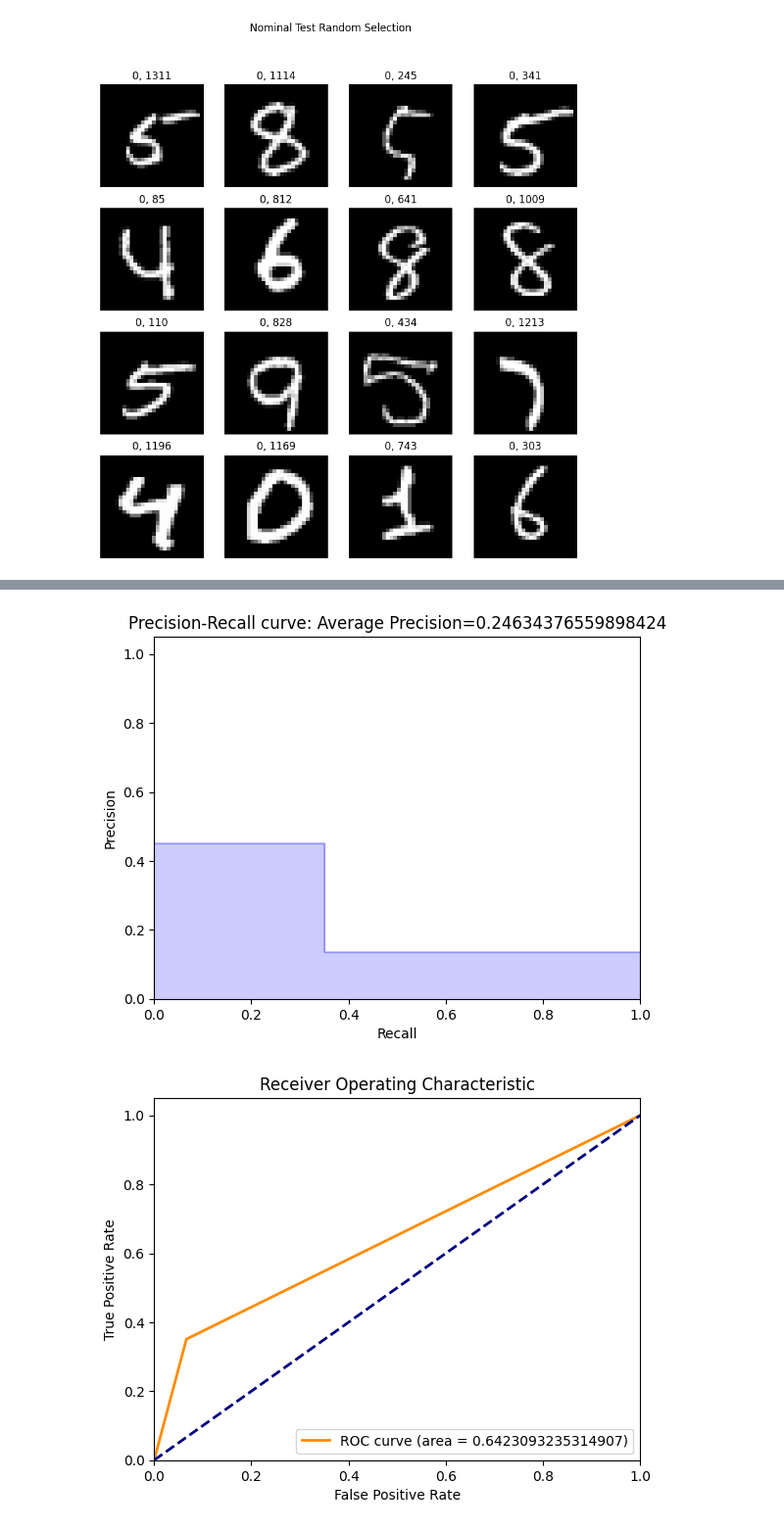
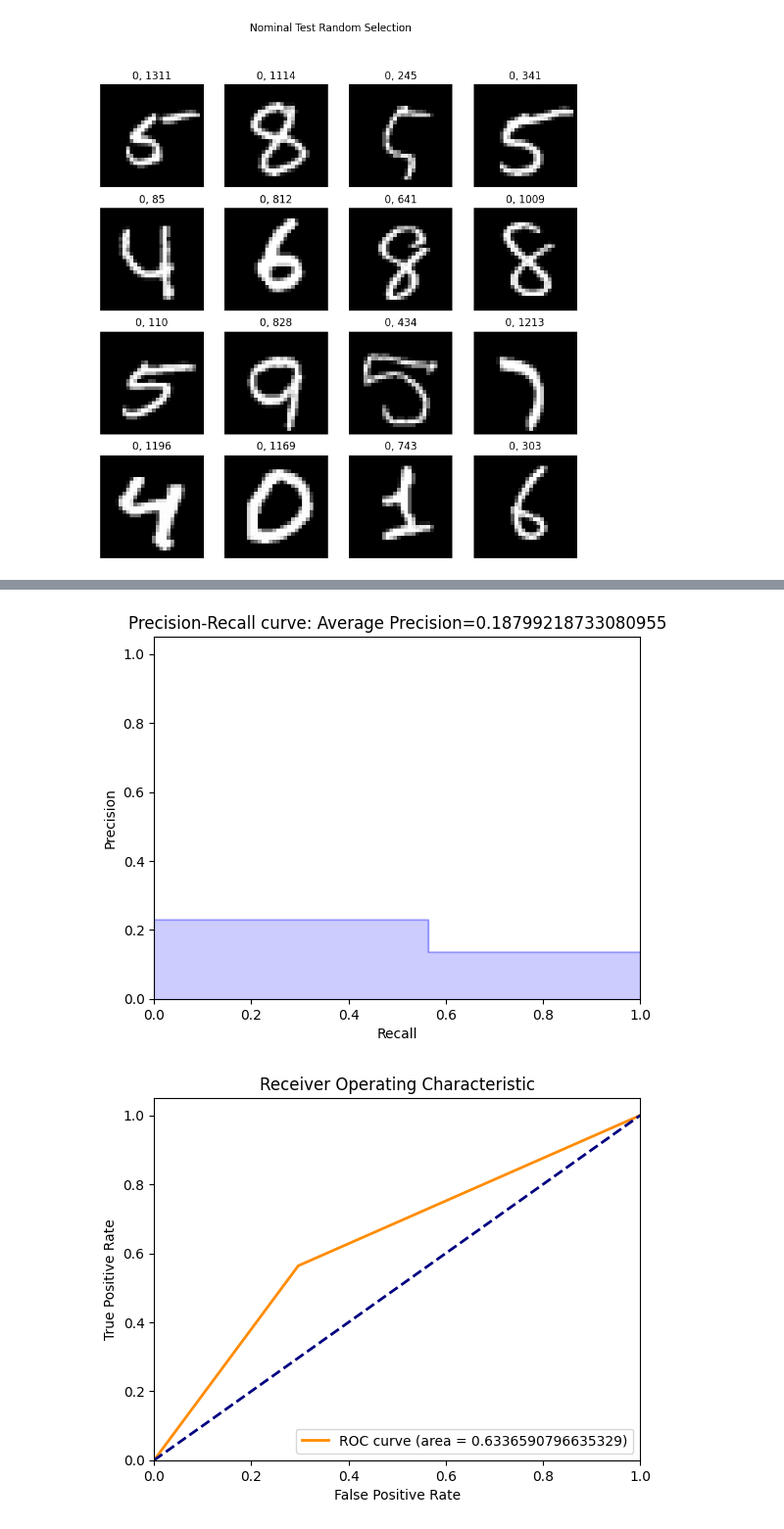
Before and after one commit to krisrjensen/csc730, a Jupyter notebook: assignment 7/csc730_assignment_7_KJ.ipynb, the cells around one changed output, grey strips where cells are left out. Shown at 98% size. Cells and saved outputs as stored; diff of their text form; code cells hidden in the pictures.

```diff
--- a/assignment 7/csc730_assignment_7_KJ.ipynb
+++ b/assignment 7/csc730_assignment_7_KJ.ipynb
@@ -133,7 +133,7 @@ plt.show()
 # %%
 #use iforest from sklearn
 from sklearn.ensemble import IsolationForest as skIsolationForest
-sk_iforest = skIsolationForest(max_samples=40, n_estimators=100, random_state=42)
+sk_iforest = skIsolationForest(max_samples=32, n_estimators=1000, random_state=42)
 sk_iforest.fit(X_train, y_train)
 print(f'Sklearn Isolation Forest created with {len(sk_iforest.estimators_)} trees')
 
@@ -340,40 +340,40 @@ class isolation_forest:
         return np.where(scores > threshold, self.ANOMALY, self.NOMINAL)
 # %%
 
-my_iforest = isolation_forest( n_trees=1000, sub_samples=64, max_height=50)
+my_iforest = isolation_forest( n_trees=1000, sub_samples=32, max_height=100)
 my_iforest.fit(X_train)
 #print(f'Sklearn Isolation Forest created with {len(sm_iforest.estimators_)} trees')
 
 #generate precision-recall curve for the isolation forest
 y_score = my_iforest.predict(X_test, 0.5)
 
 precision, recall, _ = precision_recall_curve(y_test, y_score)
 average_precision = average_precision_score(y_test, y_score)
 plt.figure()
 plt.step(recall, precision, color='b', alpha=0.2, where='post')
 plt.fill_between(recall, precision, step='post', alpha=0.2, color='b')
 plt.xlabel('Recall')
 plt.ylabel('Precision')
 plt.ylim([0.0, 1.05])
 plt.xlim([0.0, 1.0])
 plt.title(f'Precision-Recall curve: Average Precision={average_precision}')
 plt.show()
 
 
 
 fpr, tpr, _ = roc_curve(y_test, y_score)
 roc_auc = roc_auc_score(y_test, y_score)
 plt.figure()
 plt.plot(fpr, tpr, color='darkorange', lw=2, label=f'ROC curve (area = {roc_auc})')
 plt.plot([0, 1], [0, 1], color='navy', lw=2, linestyle='--')
 plt.xlim([0.0, 1.0])
 plt.ylim([0.0, 1.05])
 plt.xlabel('False Positive Rate')
 plt.ylabel('True Positive Rate')
 plt.title('Receiver Operating Characteristic')
 plt.legend(loc='lower right')
 plt.show()
 # %% [output]
-[figure, old version]
+[figure, new version]
-[figure, old version]
+[figure, new version]
 # %%
```
Also changed, not shown: parts of 3 cells of this notebook, 2 other files.
